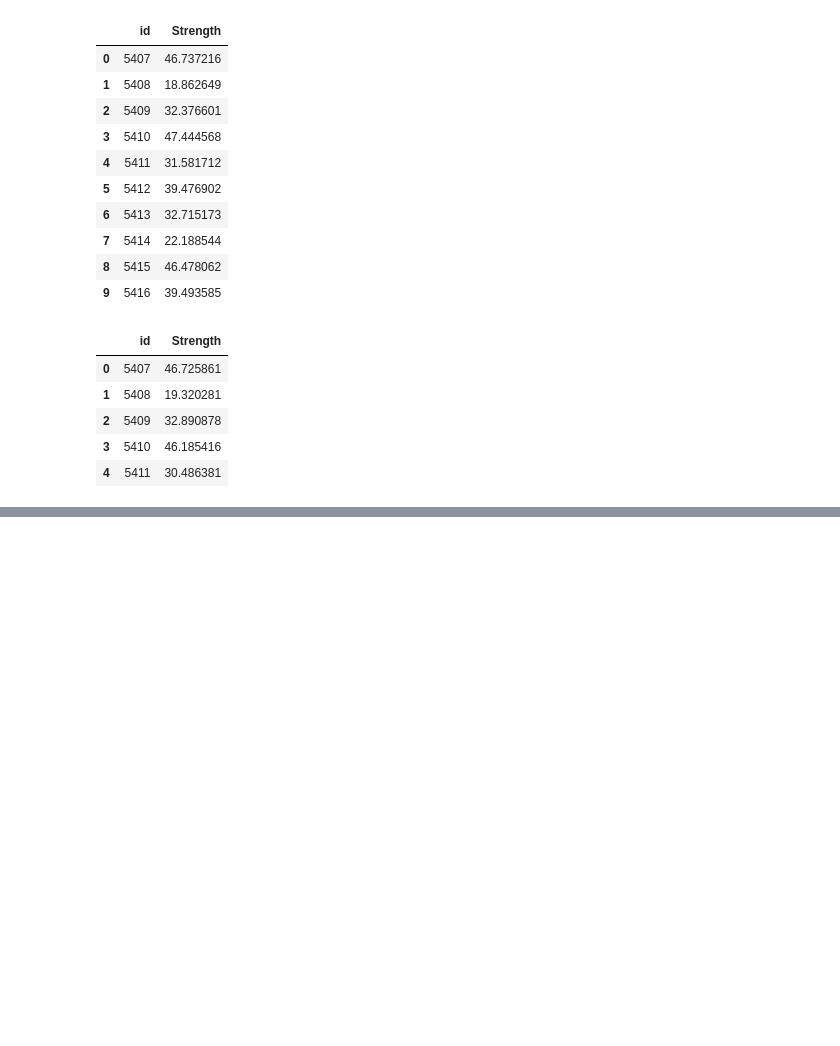
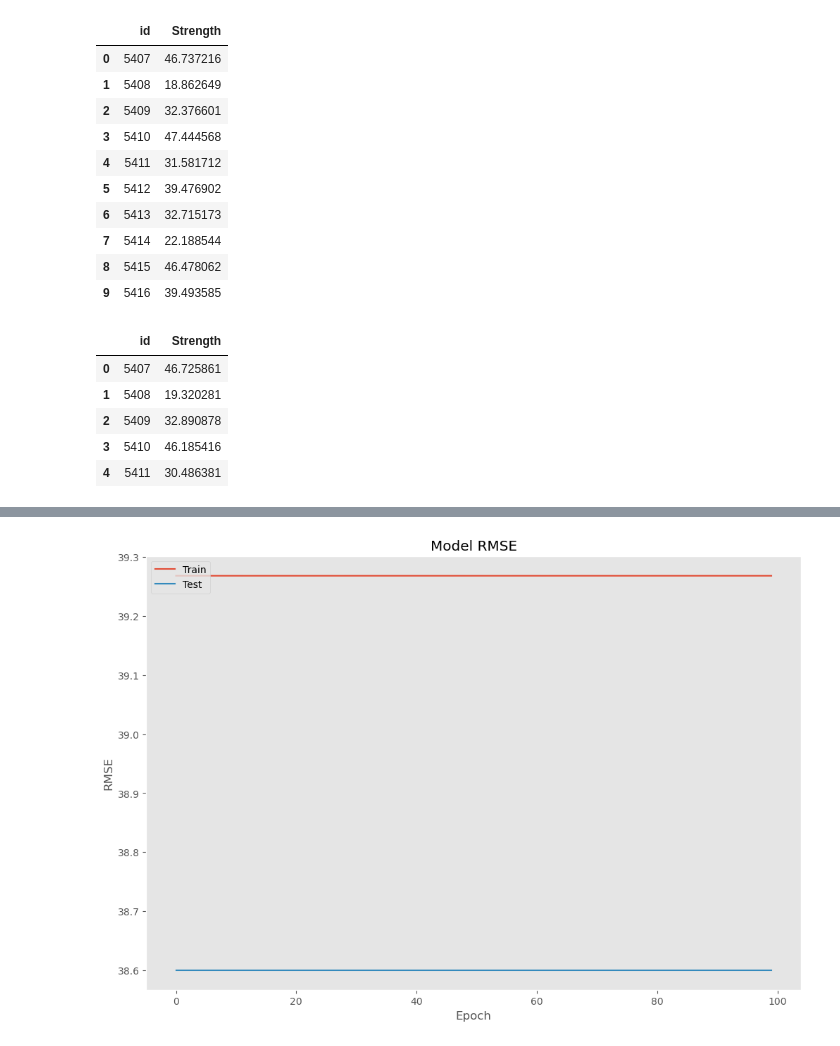
Before and after one commit to Analytics-Data-Science-and-Tech/Analytics_Data_Science, a Jupyter notebook: Tabular-Playground-Series/PS-S3/Ep9/Synthetic_Original.ipynb, the cells around one changed output, grey strips where cells are left out. Saved outputs shown, nothing was run; the diff lists cells and outputs as text; code cells hidden in the pictures; blank space fills up the shorter version.

```diff
--- a/Tabular-Playground-Series/PS-S3/Ep9/Synthetic_Original.ipynb
+++ b/Tabular-Playground-Series/PS-S3/Ep9/Synthetic_Original.ipynb
@@ -302,0 +491,28 @@ submission.to_csv('catboost_xgb_hist_GBR_full_original_submission_1.csv', index
+# %%
+import tensorflow as tf
+from sklearn.model_selection import train_test_split
+from sklearn.preprocessing import MinMaxScaler
+
+model = tf.keras.models.Sequential([
+        tf.keras.layers.Dense(256, input_dim = 4, kernel_initializer = 'normal', activation = 'relu'),
+        tf.keras.layers.Dense(128, activation = 'relu'),
+        tf.keras.layers.Dense(64, activation = 'relu'),
+        tf.keras.layers.Dense(32, activation = 'relu'),
+        tf.keras.layers.Dense(16, activation = 'relu'),
+        tf.keras.layers.Dense(8, activation = 'relu'),
+        tf.keras.layers.Dense(1, activation = 'linear')
+])
+
+model.compile(optimizer = 'sgd', loss = tf.keras.losses.MeanSquaredError(), metrics = tf.keras.metrics.RootMeanSquaredError())
+
+# model.compile(optimizer = 'Adam', loss = rmse, metrics = [rmse])
+
+## Splitting data into training a testing
+X_train, X_test, Y_train, Y_test = train_test_split(X, Y, test_size = 0.2, shuffle = True)
+
+scaler = MinMaxScaler()
+X_train = scaler.fit_transform(X_train)
+X_test = scaler.fit_transform(X_test)
+
+## Fitting model
+history = model.fit(X_train, Y_train, epochs = 100, batch_size = 32, validation_data = (X_test, Y_test))
@@ -302,0 +536,14 @@ submission.to_csv('catboost_xgb_hist_GBR_full_original_submission_1.csv', index
+# %%
+fig = plt.figure(figsize = (12, 8))
+
+## Visualization of accuracy in train and test datasets
+plt.plot(history.history['root_mean_squared_error'])
+plt.plot(history.history['val_root_mean_squared_error'])
+plt.title('Model RMSE')
+plt.ylabel('RMSE')
+plt.xlabel('Epoch')
+plt.legend(['Train', 'Test'], loc = 'upper left')
+plt.grid()
+plt.show()
+# %% [output]
+[figure, added]
```
Also changed, not shown: parts of 13 cells of this notebook.
